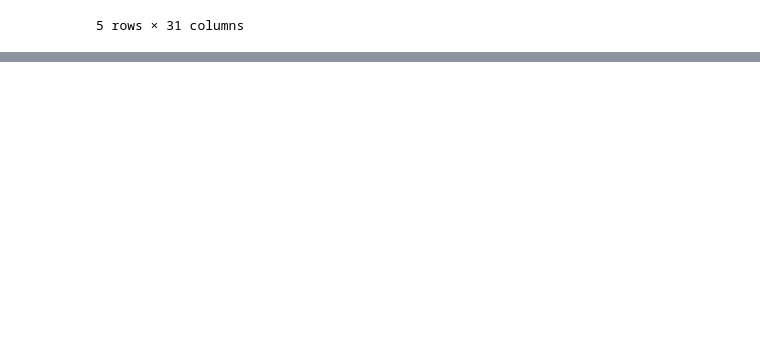
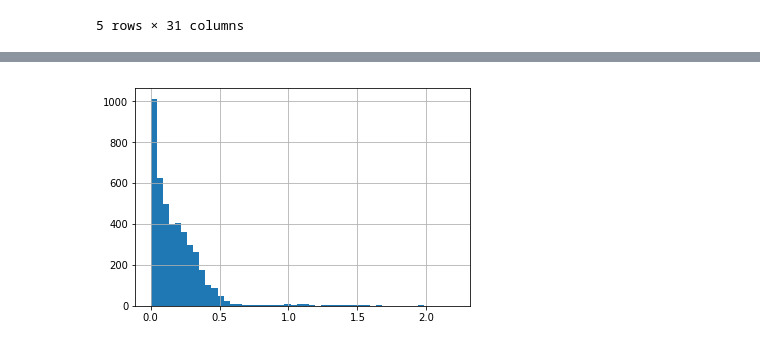
Before and after one commit to keigito/Starbucks_Customer_Analysis, a Jupyter notebook: Starbucks_Capstone_notebook.ipynb, the cells around one changed output, grey strips where cells are left out. Cells and saved outputs as stored; diff of their text form; code cells hidden in the pictures; blank space fills up the shorter version.

```diff
--- a/Starbucks_Capstone_notebook.ipynb
+++ b/Starbucks_Capstone_notebook.ipynb
@@ -679,0 +704,4 @@ profile.to_csv("profile_checkpoint1.csv", index=False)
+# %%
+profile[(profile["income"] > 60000) & (profile["income"] < 80000)]["no_promotions_spending_per_day"].hist(bins=50);
+# %% [output]
+[figure, added]
```
Also changed, not shown: parts of 15 cells of this notebook.
